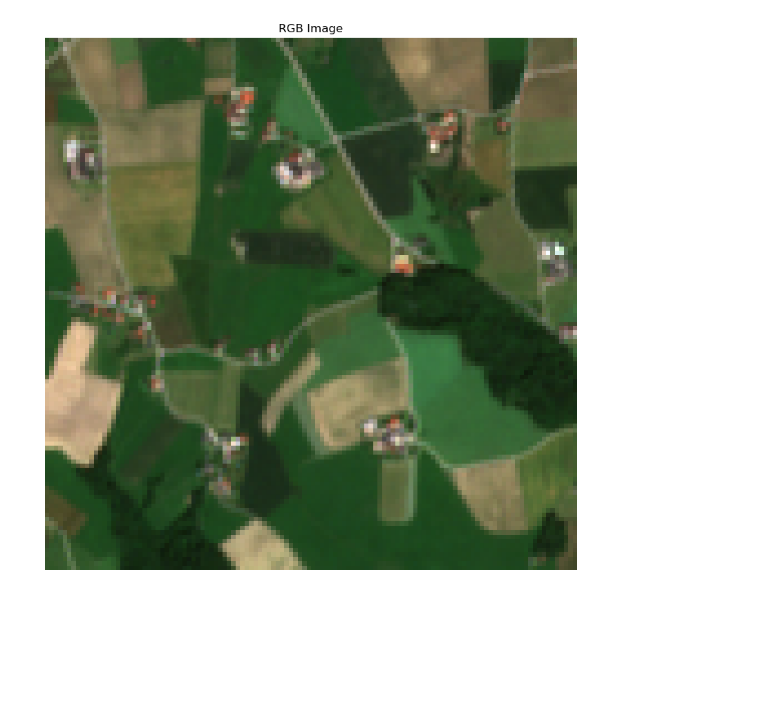
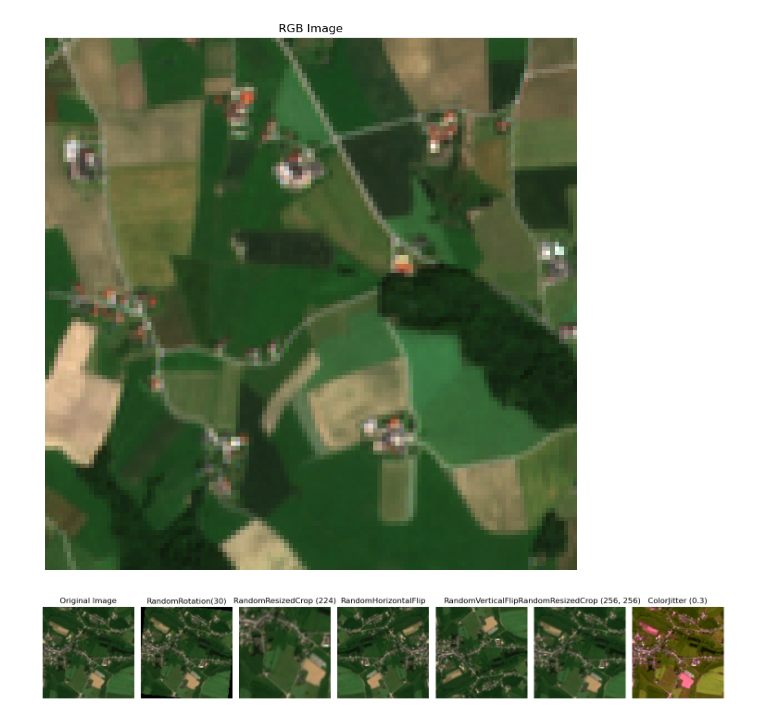
Before and after one commit to StaticRevo/FYP-Multi-Label-Classification-using-Deep-Learning, a Jupyter notebook: FYPProjectMultiSpectral/utils/PracticeFile.ipynb, the cells around one changed output. Drawn from its saved outputs; the diff is of its cells as text; code cells hidden in the pictures; blank space fills up the shorter version.

```diff
--- a/FYPProjectMultiSpectral/utils/PracticeFile.ipynb
+++ b/FYPProjectMultiSpectral/utils/PracticeFile.ipynb
@@ -427,3 +429,74 @@ tiff_file_path = r'C:\Users\isaac\Desktop\BigEarthTests\Subsets\50%\CombinedImag
 display_rgb_image(tiff_file_path)
 # %% [output]
 [figure]
+# %%
+def display_rgb_image(tiff_file_path):
+    with rasterio.open(tiff_file_path) as src:
+        # Read the red, green, and blue bands
+        red = src.read(4)
+        green = src.read(3)
+        blue = src.read(2)
+
+        # Normalize each band to the range 0-1
+        red = red.astype(np.float32)
+        green = green.astype(np.float32)
+        blue = blue.astype(np.float32)
+
+        red /= np.max(red)
+        green /= np.max(green)
+        blue /= np.max(blue)
+
+        # Stack the bands into an RGB image
+        rgb = np.dstack((red, green, blue))
+
+    return rgb
+
+def apply_transforms_and_display(tiff_file_path):
+    # Load original image
+    rgb_image = display_rgb_image(tiff_file_path)
+
+    # Convert numpy array to PIL Image for transformations
+    pil_img = Image.fromarray((rgb_image * 255).astype(np.uint8))
+
+    # Define the transformations and their names
+    transformations = [
+        transforms.RandomRotation(degrees=30),
+        transforms.RandomResizedCrop(224),
+        transforms.RandomHorizontalFlip(),
+        transforms.RandomVerticalFlip(),
+        transforms.RandomResizedCrop(size=(256, 256), scale=(0.8, 1.0)),
+        transforms.ColorJitter(brightness=0.3, contrast=0.3, saturation=0.3, hue=0.3)
+    ]
+
+    transformation_names = [
+        "RandomRotation(30)",
+        "RandomResizedCrop (224)",
+        "RandomHorizontalFlip",
+        "RandomVerticalFlip",
+        "RandomResizedCrop (256, 256)",
+        "ColorJitter (0.3)"
+    ]
+
+    # Create a figure with subplots
+    fig, axes = plt.subplots(1, len(transformations) + 1, figsize=(15, 5))
+
+    # Display the original image
+    axes[0].imshow(rgb_image)
+    axes[0].set_title("Original Image")
+    axes[0].axis('off')
+
+    # Apply each transformation and display the result
+    for i, (transform, name) in enumerate(zip(transformations, transformation_names)):
+        transformed_image = transform(pil_img)
+        axes[i + 1].imshow(transformed_image)
+        axes[i + 1].set_title(name)
+        axes[i + 1].axis('off')
+
+    plt.tight_layout()
+    plt.show()
+
+# Path to your .tif file
+tiff_file_path = r'C:\Users\isaac\Desktop\BigEarthTests\Subsets\50%\CombinedImagesTIF\S2B_MSIL2A_20180506T105029_N9999_R051_T31UER_79_36.tif'
+apply_transforms_and_display(tiff_file_path)
+# %% [output]
+[figure, added]
```
Also changed, not shown: parts of 2 cells of this notebook, 47 other files.
